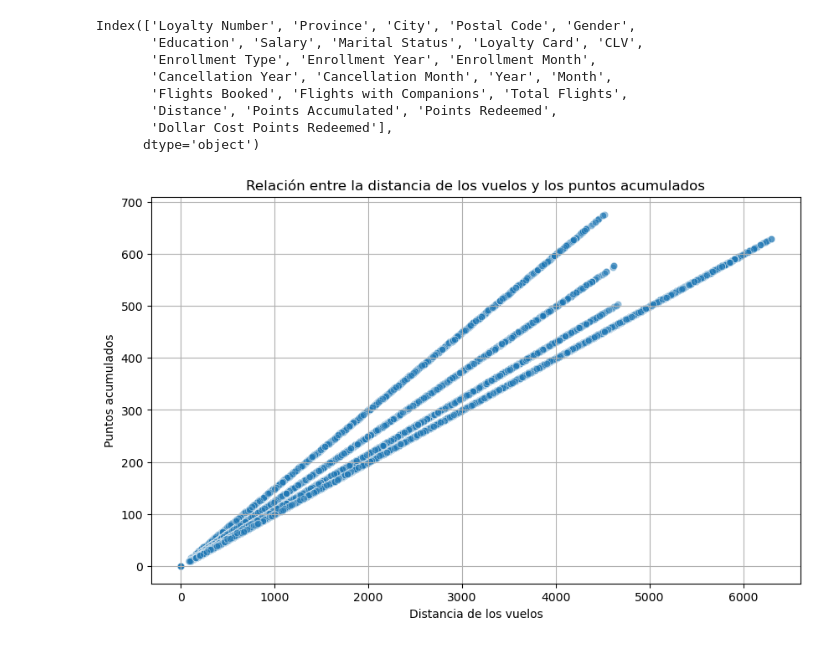
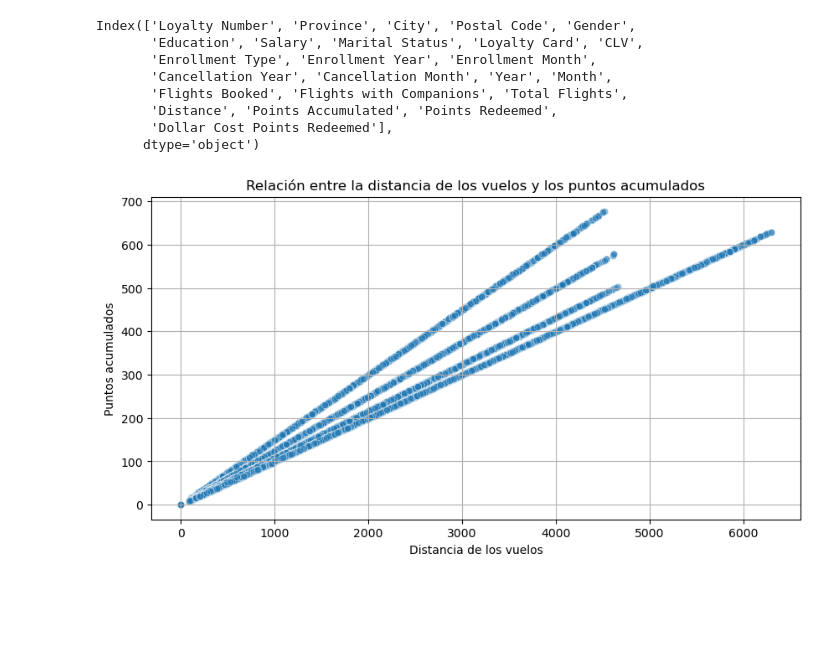
Before and after one commit to Adalab/bda-modulo-3-evaluacion-final-VeroSanchezO, a Jupyter notebook: Fase_2_Visualizacion_VSO.ipynb, the cells around one changed output. Drawn from its saved outputs; the diff is of its cells as text; code cells hidden in the pictures; blank space fills up the shorter version.

Commit message:
update de visualizacion

```diff
--- a/Fase_2_Visualizacion_VSO.ipynb
+++ b/Fase_2_Visualizacion_VSO.ipynb
@@ -109,18 +102,18 @@ Index(['Loyalty Number', 'Province', 'City', 'Postal Code', 'Gender',
 # %%
 # Un scatterplot es ideal cuando queremos visualizar la relación entre dos variables numéricas
 
-plt.figure(figsize=(10, 6))
+plt.figure(figsize=(10, 5))
 
 # Creamos el scatterplot
 sns.scatterplot(x="Distance", y="Points Accumulated", data=df, alpha=0.5)
 
 # Añadimos el título y las etiquetas de los ejes
 plt.title('Relación entre la distancia de los vuelos y los puntos acumulados')
 plt.xlabel('Distancia de los vuelos')
 plt.ylabel('Puntos acumulados')
 
 # Mostramos la gráfica
 plt.grid(True)
 plt.show()
 # %% [output]
-[figure, old version]
+[figure, new version]
```
Also changed, not shown: parts of 18 cells of this notebook.
